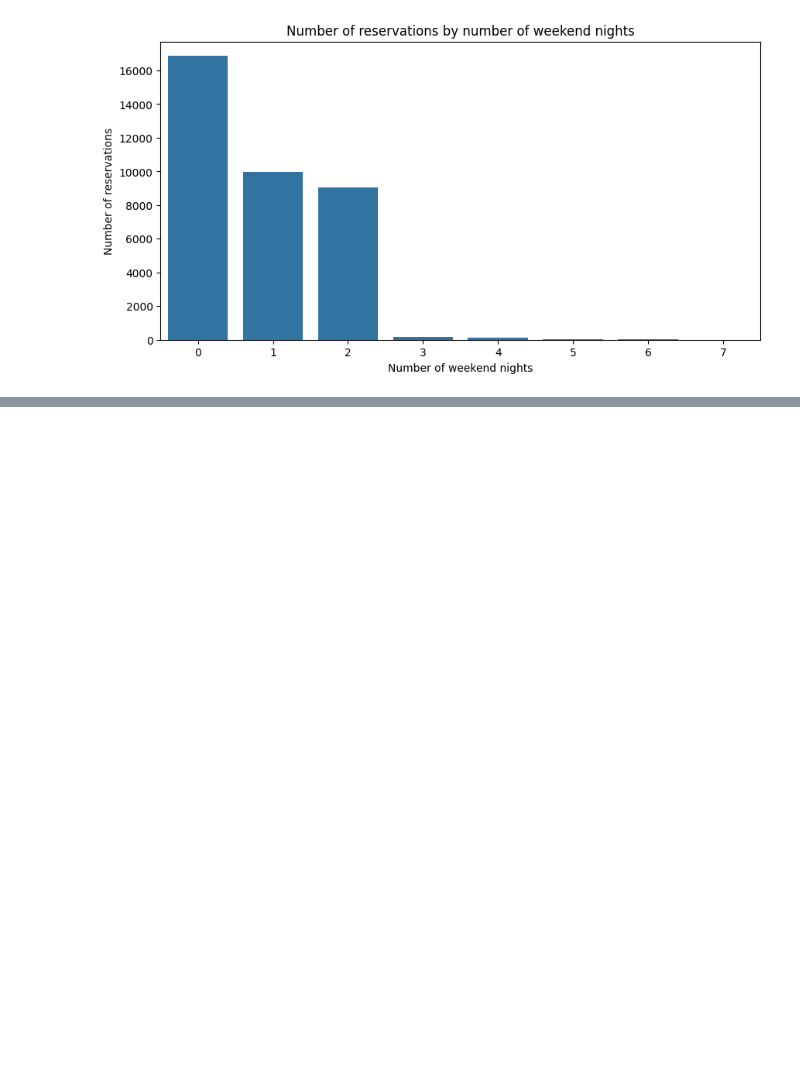
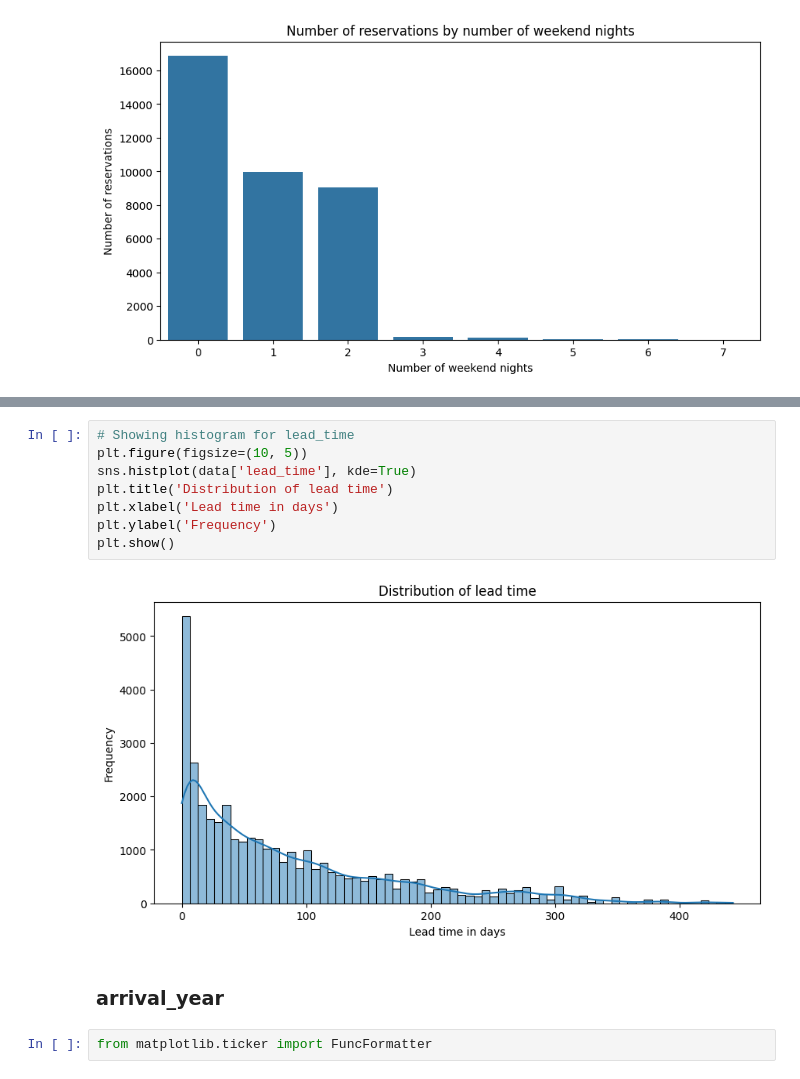
Before and after one commit to Drashko73/hotel-reservations-analysis, a Jupyter notebook: notebooks/02_numerical_features.ipynb, the cells around one changed output, grey strips where cells are left out. Saved outputs shown, nothing was run; the diff lists cells and outputs as text; blank space fills up the shorter version.

```diff
--- a/notebooks/02_numerical_features.ipynb
+++ b/notebooks/02_numerical_features.ipynb
@@ -187,0 +265,14 @@ test
+# %%
+# Showing histogram for lead_time
+plt.figure(figsize=(10, 5))
+sns.histplot(data['lead_time'], kde=True)
+plt.title('Distribution of lead time')
+plt.xlabel('Lead time in days')
+plt.ylabel('Frequency')
+plt.show()
+# %% [output]
+[figure, added]
+# %% [markdown]
+### arrival_year
+# %%
+from matplotlib.ticker import FuncFormatter
```
Also changed, not shown: parts of 35 cells of this notebook.
